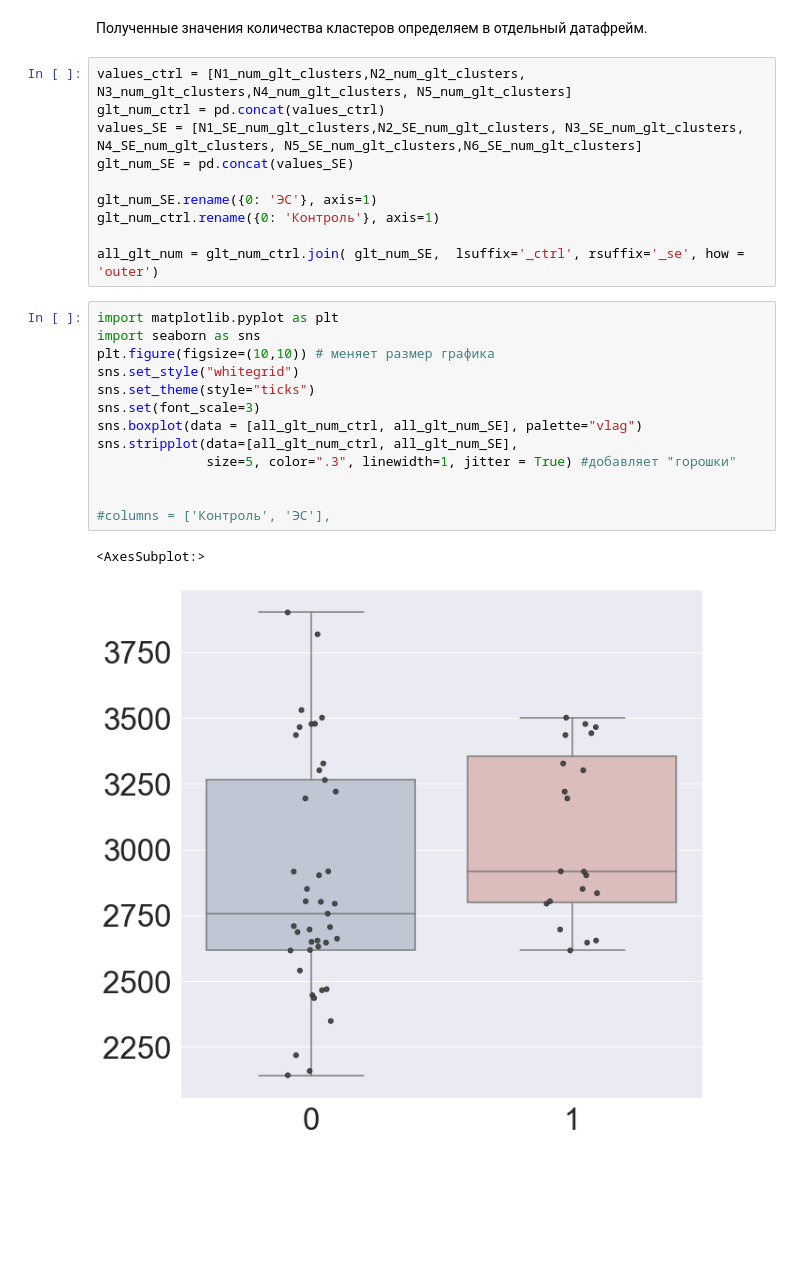
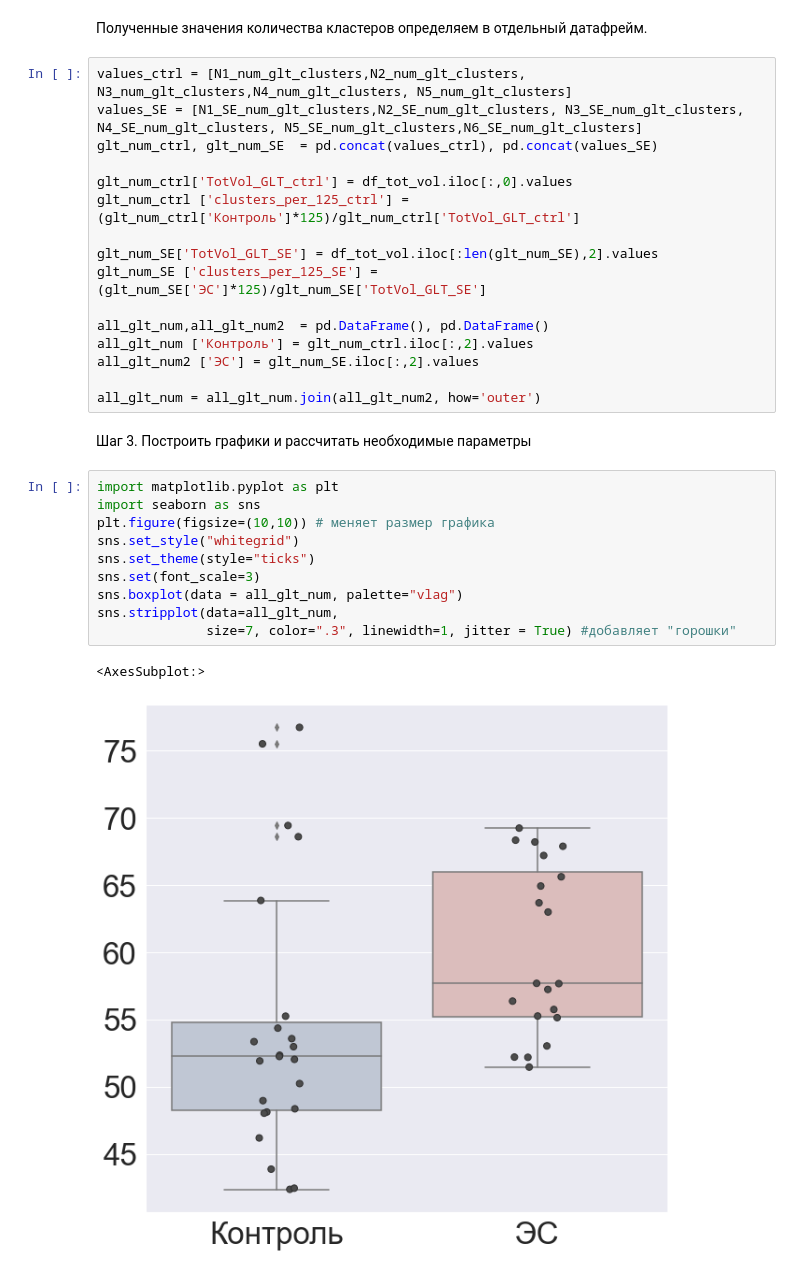
Before and after one commit to Nosa1323/Epilepsy_table_analysis, a Jupyter notebook: ICH_table_analysis.ipynb, the cells around one changed output. Drawn from its saved outputs; the diff is of its cells as text; blank space fills up the shorter version.

```diff
--- a/ICH_table_analysis.ipynb
+++ b/ICH_table_analysis.ipynb
@@ -101,28 +100,33 @@ N6_SE_num_glt_clusters = pd.DataFrame(N6_gs_glt_SE.count().iloc[::2])
 # %% [markdown]
 Полученные значения количества кластеров определяем в отдельный датафрейм.
-# %%
-values_ctrl = [N1_num_glt_clusters,N2_num_glt_clusters, N3_num_glt_clusters,N4_num_glt_clusters, N5_num_glt_clusters]
-glt_num_ctrl = pd.concat(values_ctrl)
-values_SE = [N1_SE_num_glt_clusters,N2_SE_num_glt_clusters, N3_SE_num_glt_clusters, N4_SE_num_glt_clusters, N5_SE_num_glt_clusters,N6_SE_num_glt_clusters]
-glt_num_SE = pd.concat(values_SE)
-
-glt_num_SE.rename({0: 'ЭС'}, axis=1)
-glt_num_ctrl.rename({0: 'Контроль'}, axis=1)
-
-all_glt_num = glt_num_ctrl.join( glt_num_SE,  lsuffix='_ctrl', rsuffix='_se', how = 'outer')
+# %%
+values_ctrl = [N1_num_glt_clusters,N2_num_glt_clusters, N3_num_glt_clusters,N4_num_glt_clusters, N5_num_glt_clusters]
+values_SE = [N1_SE_num_glt_clusters,N2_SE_num_glt_clusters, N3_SE_num_glt_clusters, N4_SE_num_glt_clusters, N5_SE_num_glt_clusters,N6_SE_num_glt_clusters]
+glt_num_ctrl, glt_num_SE  = pd.concat(values_ctrl), pd.concat(values_SE)
+
+glt_num_ctrl['TotVol_GLT_ctrl'] = df_tot_vol.iloc[:,0].values
+glt_num_ctrl ['clusters_per_125_ctrl'] = (glt_num_ctrl['Контроль']*125)/glt_num_ctrl['TotVol_GLT_ctrl']
+
+glt_num_SE['TotVol_GLT_SE'] = df_tot_vol.iloc[:len(glt_num_SE),2].values
+glt_num_SE ['clusters_per_125_SE'] = (glt_num_SE['ЭС']*125)/glt_num_SE['TotVol_GLT_SE']
+
+all_glt_num,all_glt_num2  = pd.DataFrame(), pd.DataFrame()
+all_glt_num ['Контроль'] = glt_num_ctrl.iloc[:,2].values
+all_glt_num2 ['ЭС'] = glt_num_SE.iloc[:,2].values
+
+all_glt_num = all_glt_num.join(all_glt_num2, how='outer')
+# %% [markdown]
+Шаг 3. Построить графики и рассчитать необходимые параметры
 # %%
 import matplotlib.pyplot as plt
 import seaborn as sns
 plt.figure(figsize=(10,10)) # меняет размер графика
 sns.set_style("whitegrid")
 sns.set_theme(style="ticks")
 sns.set(font_scale=3)
-sns.boxplot(data = [all_glt_num_ctrl, all_glt_num_SE], palette="vlag")
-sns.stripplot(data=[all_glt_num_ctrl, all_glt_num_SE],
-              size=5, color=".3", linewidth=1, jitter = True) #добавляет "горошки"
-
-
-#columns = ['Контроль', 'ЭС'],
+sns.boxplot(data = all_glt_num, palette="vlag")
+sns.stripplot(data=all_glt_num,
+              size=7, color=".3", linewidth=1, jitter = True) #добавляет "горошки"
 # %% [output]
 <AxesSubplot:>
-[figure, old version]
+[figure, new version]
```
Also changed, not shown: parts of 12 cells of this notebook, 1 other file.
